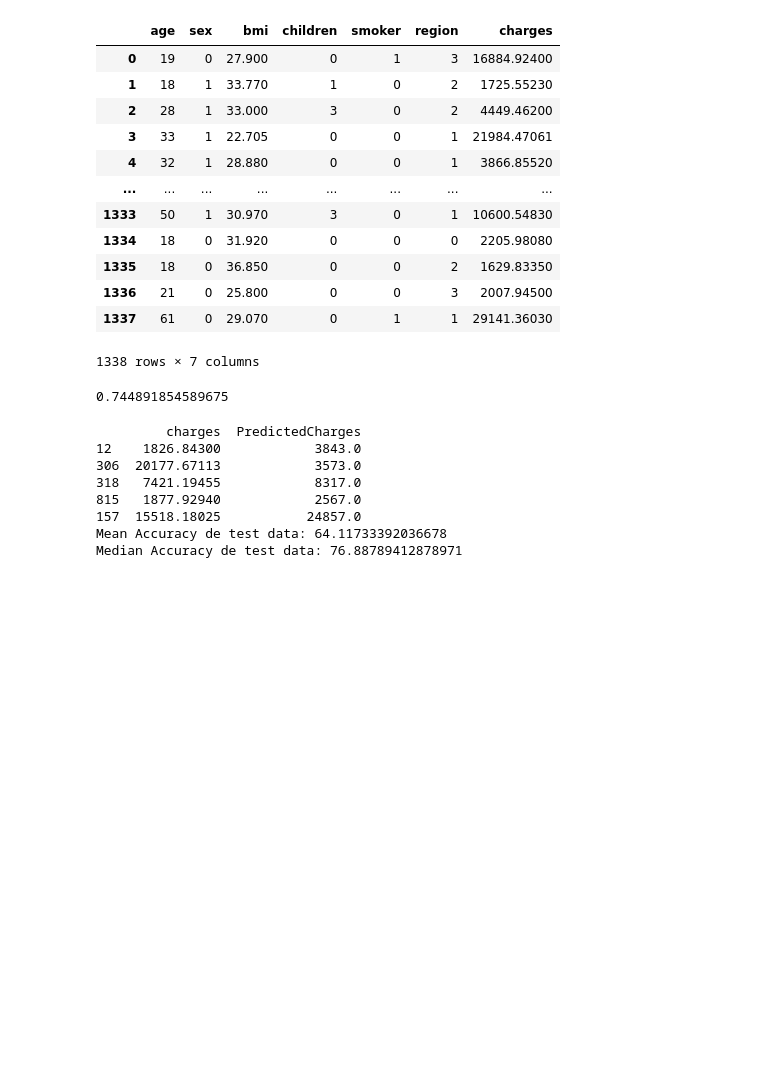
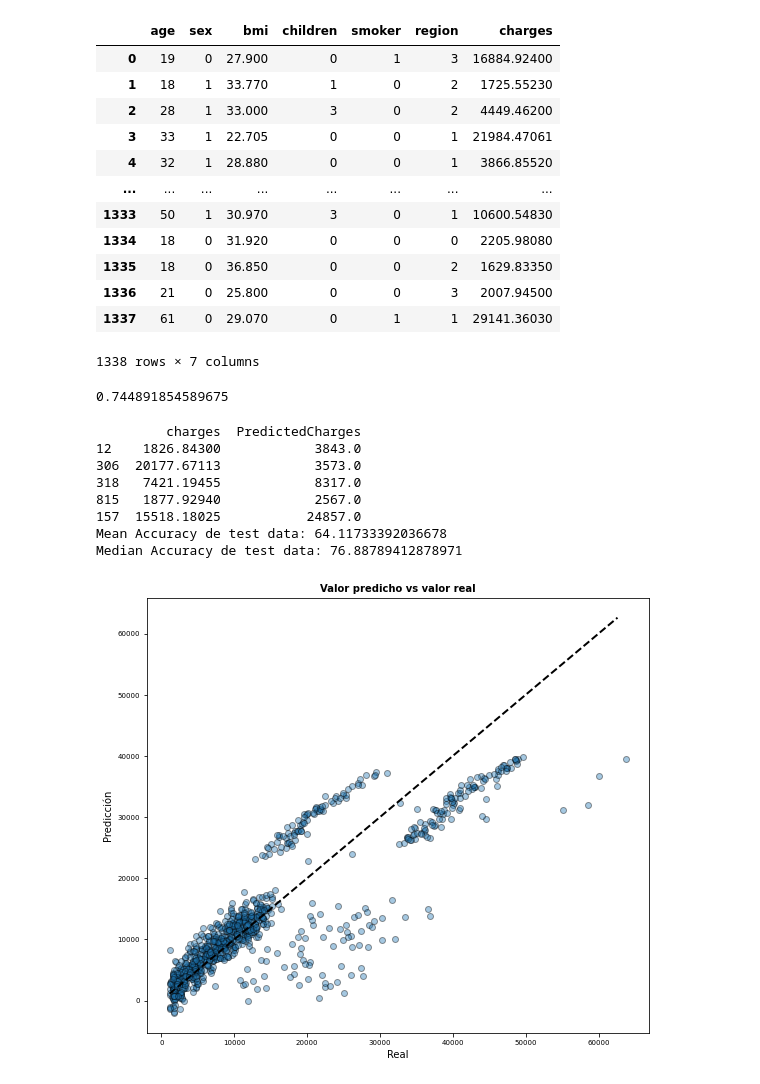
Before and after one commit to eabv/Regresion_lineal-, a Jupyter notebook: [NRC_6292] ErikaBenalcazar_Lab3.ipynb, the cells around one changed output. Drawn from its saved outputs; the diff is of its cells as text; code cells hidden in the pictures; blank space fills up the shorter version.

Commit message:
Gráfica sobre el valor real vs el predecido

```diff
--- a/[NRC_6292] ErikaBenalcazar_Lab3.ipynb
+++ b/[NRC_6292] ErikaBenalcazar_Lab3.ipynb
@@ -158,3 +158,15 @@ custom_Scoring=make_scorer(Accuracy_Score, greater_is_better=True)
 157  15518.18025           24857.0
 Mean Accuracy de test data: 64.11733392036678
 Median Accuracy de test data: 76.88789412878971
+# %%
+#Realizar la gráfica
+fig, axes = plt.subplots(nrows=1, ncols=1, figsize=(9, 8))
+axes.scatter(y_test, y_pred_sk, edgecolors=(0, 0, 0), alpha = 0.4)
+axes.plot([y_train.min(), y_train.max()], [y_train.min(), y_train.max()],
+                'k--', color = 'black', lw=2)
+axes.set_title('Valor predicho vs valor real', fontsize = 10, fontweight = "bold")
+axes.set_xlabel('Real')
+axes.set_ylabel('Predicción')
+axes.tick_params(labelsize = 7)
+# %% [output]
+[figure, added]
```
